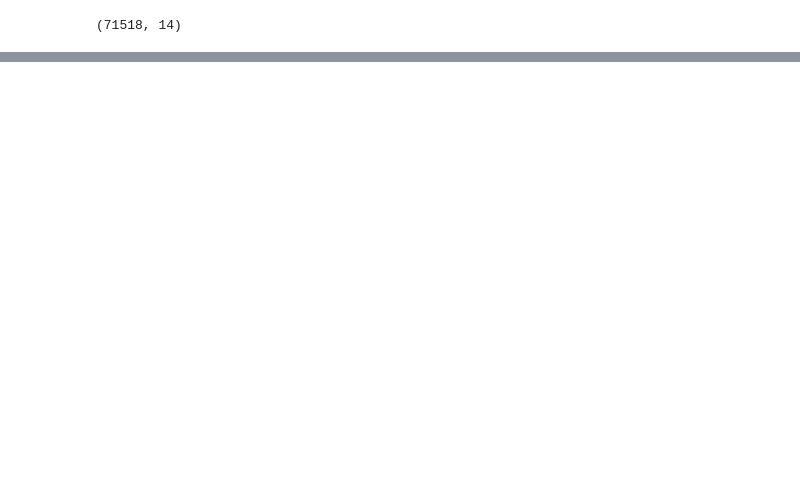
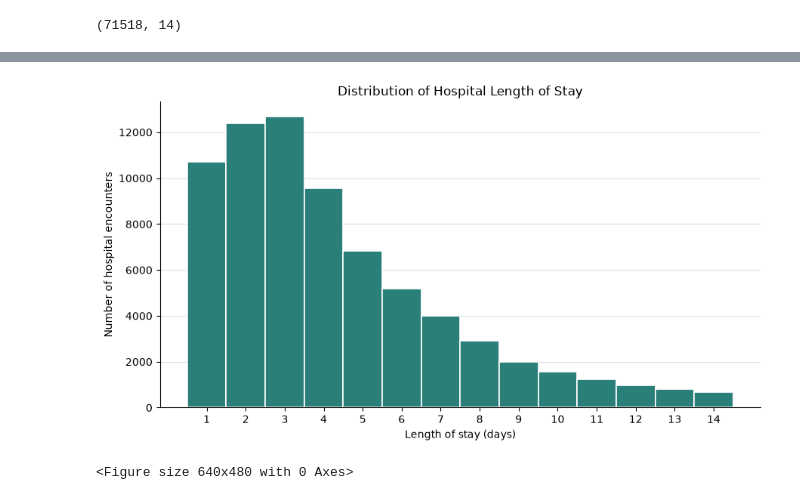
Before and after one commit to jettquitteau/diabetes_admission_length_prediction, a Jupyter notebook: diabetes_length_of_admission.ipynb, the cells around one changed output, grey strips where cells are left out. Drawn from its saved outputs; the diff is of its cells as text; code cells hidden in the pictures; blank space fills up the shorter version.

```diff
--- a/diabetes_length_of_admission.ipynb
+++ b/diabetes_length_of_admission.ipynb
@@ -96,8 +82,8 @@ memory usage: 10.3 MB
 # %%
 '''Treat various values that reflect a null value as NaN. For example, admission_type_id has 8 codes,
 with 5 meaning Not Available, 6 meaning NULL, and 8 meaning Not Mapped. All of these mean missing or unavailable values and
-should be treated as NaN. Similarly, discharge_disposition_id and admission_source_id have codes that reflect missing or
-unavailable values, which should also be treated as NaN.'''
+should be treated as NaN. Similarly, admission_source_id has codes that reflect missing or unavailable values, which should
+also be treated as NaN.'''
 
-diabetes["admission_type_id"] = diabetes["admission_type_id"].replace({5: np.nan, 6: np.nan, 8: np.nan})
-diabetes["admission_source_id"] = diabetes["admission_source_id"].replace({9: np.nan, 15: np.nan, 17: np.nan, 20: np.nan, 21: np.nan})
+diabetes["admission_type_id"] = diabetes["admission_type_id"].replace({"5": np.nan, "6": np.nan, "8": np.nan})
+diabetes["admission_source_id"] = diabetes["admission_source_id"].replace({"9": np.nan, "15": np.nan, "17": np.nan, "20": np.nan, "21": np.nan})
@@ -197,0 +258,3 @@ Name: count, Length: 70, dtype: int64
+# %%
+diabetes["medical_specialty"] = diabetes["medical_specialty"].fillna("Missing")
+diabetes["payer_code"] = diabetes["payer_code"].fillna("Missing")
@@ -197,0 +263,7 @@ Name: count, Length: 70, dtype: int64
+# %%
+diabetes = diabetes.dropna(subset=["diag_1"])
+
+cols = ["race", "admission_type_id", "admission_source_id"]
+diabetes[cols] = diabetes[cols].fillna("Missing")
+
+diabetes.info() # Verify all values have the same non-null count which matches the number of entries.
@@ -203,0 +311,28 @@ print(X.columns.tolist())
+# %%
+max_day = int(y.max())
+day_bins = np.arange(0.5, max_day + 1.5, 1)
+
+fig, ax = plt.subplots(figsize=(9, 5))
+ax.hist(
+    y,
+    bins=day_bins,
+    color="#2A7F78",
+    edgecolor="white",
+    linewidth=1.2,
+)
+ax.set(
+    title="Distribution of Hospital Length of Stay",
+    xlabel="Length of stay (days)",
+    ylabel="Number of hospital encounters",
+    xticks=np.arange(1, max_day + 1),
+)
+ax.grid(axis="y", color="#D9E2E1", linewidth=0.8)
+ax.set_axisbelow(True)
+ax.spines["top"].set_visible(False)
+ax.spines["right"].set_visible(False)
+fig.tight_layout()
+plt.show()
+plt.clf()
+# %% [output]
+[figure, added]
+<Figure size 640x480 with 0 Axes>
```
Also changed, not shown: parts of 16 cells of this notebook, 2 other files.
